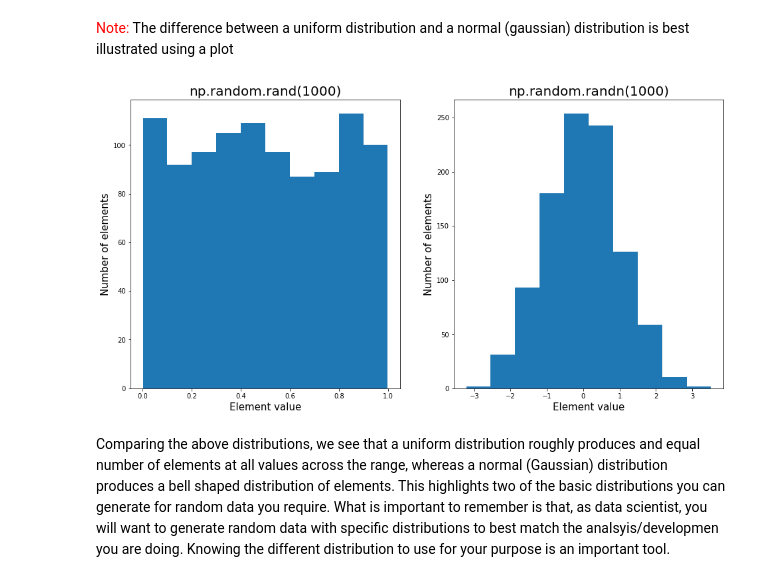
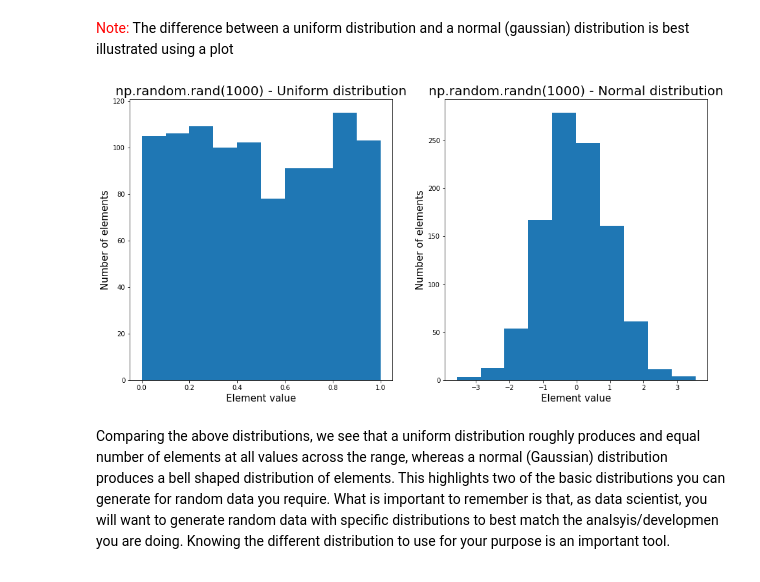
Before and after one commit to BarryClarke/numpy.random-package, a Jupyter notebook: numpy.random package.ipynb, the cells around one changed output. Saved outputs shown, nothing was run; the diff lists cells and outputs as text; code cells hidden in the pictures.

```diff
--- a/numpy.random package.ipynb
+++ b/numpy.random package.ipynb
@@ -121,25 +121,25 @@ array([[ 0.21165235, -1.152872  ],
 # %%
 # Select 1000 random samples using the rand function
 x = np.random.rand(1000)
 # Produce 1000 random samples using the randn function
 y = np.random.randn(1000)
 # Plot the results of each, by histogram, side by side for comparison
 plt.rcParams['figure.figsize'] = (16,8)
 plt.subplot(1,2,1)
 plt.hist(x)
-plt.title('np.random.rand(1000)', size=20)
+plt.title('np.random.rand(1000) - Uniform distribution', size=20)
 plt.xlabel('Element value', size=15)
 plt.ylabel('Number of elements', size=15)
 
 plt.subplot(1,2,2)
 plt.hist(y)
-plt.title('np.random.randn(1000)', size=20)
+plt.title('np.random.randn(1000) - Normal distribution', size=20)
 plt.xlabel('Element value', size=15)
 plt.ylabel('Number of elements', size=15)
 
 plt.show()
 # %% [output]
-[figure, old version]
+[figure, new version]
 # %% [markdown]
 Comparing the above distributions, we see that a uniform distribution roughly produces and equal number of elements at all values across the range, whereas a normal (Gaussian) distribution produces a bell shaped distribution of elements. This highlights two of the basic distributions you can generate for random data you require. What is important to remember is that, as data scientist, you will want to generate random data with specific distributions to best match the analsyis/developmen you are doing. Knowing the different distribution to use for your purpose is an important tool.
 # %%
```
Also changed, not shown: parts of 52 cells of this notebook, 2 other files.
